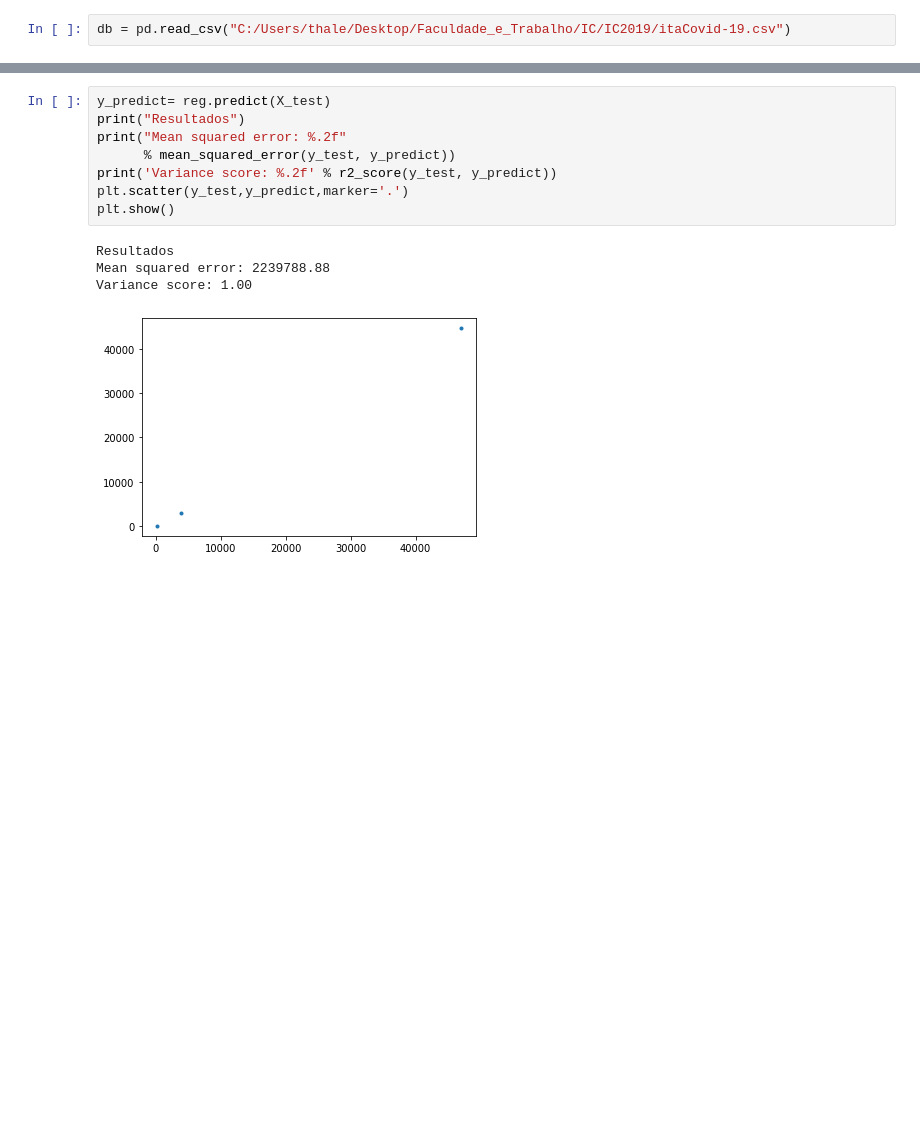
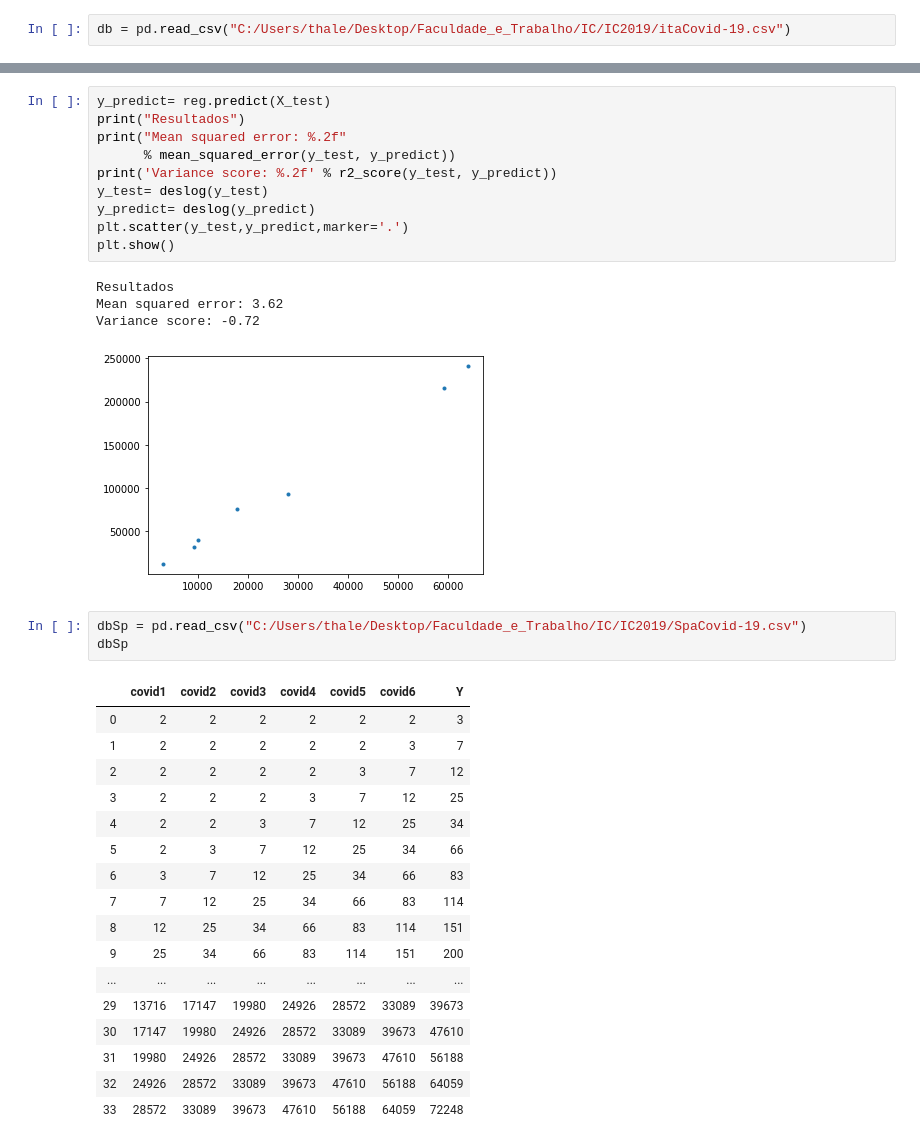
Before and after one commit to ThalesNoge/IC2019, a Jupyter notebook: covid-19.ipynb, the cells around one changed output, grey strips where cells are left out. Saved outputs shown, nothing was run; the diff lists cells and outputs as text; blank space fills up the shorter version.

```diff
--- a/covid-19.ipynb
+++ b/covid-19.ipynb
@@ -64,10 +72,33 @@ print("Resultados")
 print("Mean squared error: %.2f"
       % mean_squared_error(y_test, y_predict))
 print('Variance score: %.2f' % r2_score(y_test, y_predict))
+y_test= deslog(y_test)
+y_predict= deslog(y_predict)
 plt.scatter(y_test,y_predict,marker='.')
 plt.show()
 # %% [output]
 Resultados
-Mean squared error: 2239788.88
-Variance score: 1.00
+Mean squared error: 3.62
+Variance score: -0.72
-[figure, old version]
+[figure, new version]
+# %%
+dbSp = pd.read_csv("C:/Users/thale/Desktop/Faculdade_e_Trabalho/IC/IC2019/SpaCovid-19.csv")
+dbSp
+# %% [output]
+|  | covid1 | covid2 | covid3 | covid4 | covid5 | covid6 | Y |
+| 0 | 2 | 2 | 2 | 2 | 2 | 2 | 3 |
+| 1 | 2 | 2 | 2 | 2 | 2 | 3 | 7 |
+| 2 | 2 | 2 | 2 | 2 | 3 | 7 | 12 |
+| 3 | 2 | 2 | 2 | 3 | 7 | 12 | 25 |
+| 4 | 2 | 2 | 3 | 7 | 12 | 25 | 34 |
+| 5 | 2 | 3 | 7 | 12 | 25 | 34 | 66 |
+| 6 | 3 | 7 | 12 | 25 | 34 | 66 | 83 |
+| 7 | 7 | 12 | 25 | 34 | 66 | 83 | 114 |
+| 8 | 12 | 25 | 34 | 66 | 83 | 114 | 151 |
+| 9 | 25 | 34 | 66 | 83 | 114 | 151 | 200 |
+| ... | ... | ... | ... | ... | ... | ... | ... |
+| 29 | 13716 | 17147 | 19980 | 24926 | 28572 | 33089 | 39673 |
+| 30 | 17147 | 19980 | 24926 | 28572 | 33089 | 39673 | 47610 |
+| 31 | 19980 | 24926 | 28572 | 33089 | 39673 | 47610 | 56188 |
+| 32 | 24926 | 28572 | 33089 | 39673 | 47610 | 56188 | 64059 |
+| 33 | 28572 | 33089 | 39673 | 47610 | 56188 | 64059 | 72248 |
```
Also changed, not shown: parts of 9 cells of this notebook, 5 other files.
